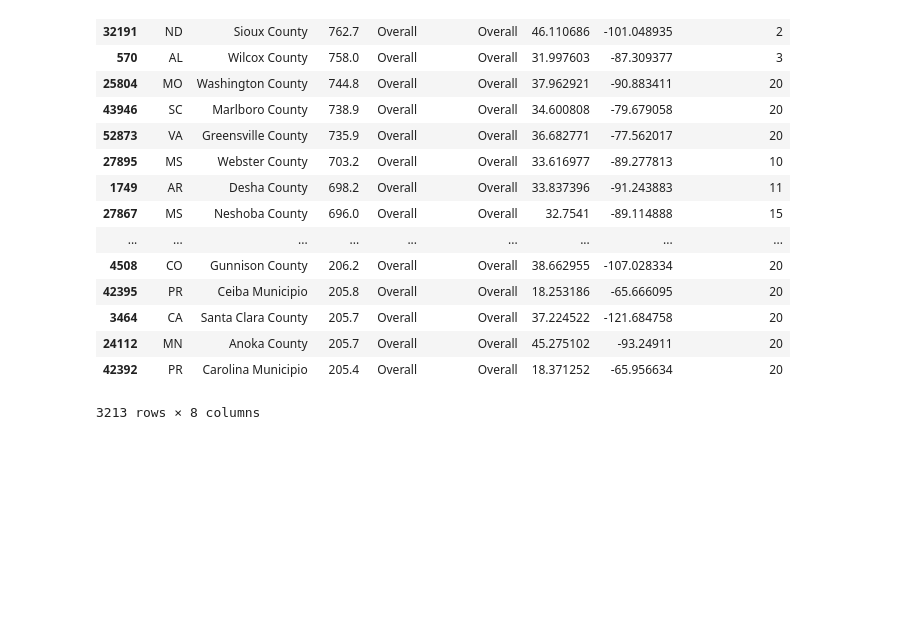
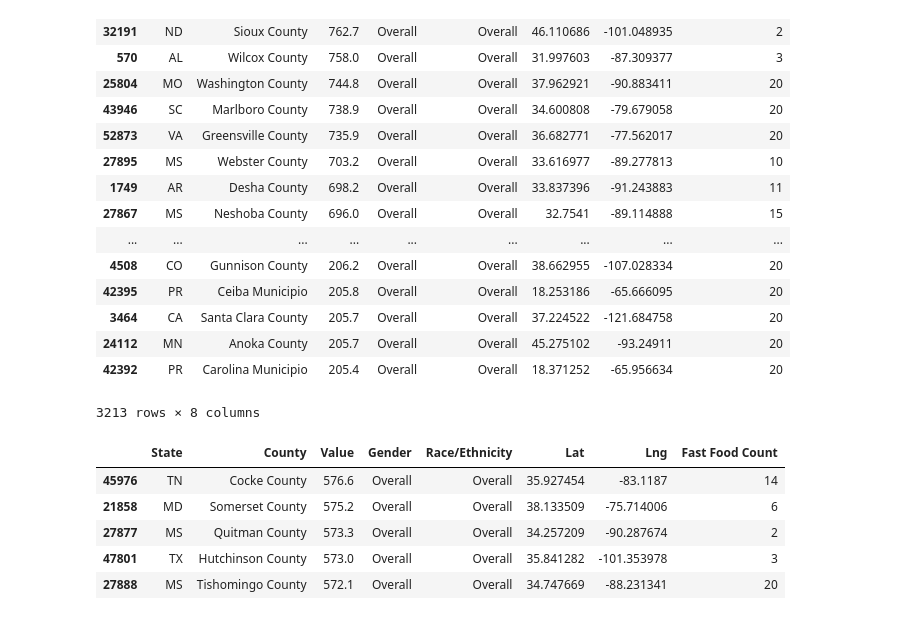
Before and after one commit to petersmyers/Project1, a Jupyter notebook: Clean_Data.ipynb, the cells around one changed output. Saved outputs shown, nothing was run; the diff lists cells and outputs as text; code cells hidden in the pictures; blank space fills up the shorter version.

Commit message:
Adding bottom 10 csv with fast food count

```diff
--- a/Clean_Data.ipynb
+++ b/Clean_Data.ipynb
@@ -343,23 +362,23 @@ dtype: int64
 # %%
-fast_food_count = []
-base_url = "https://maps.googleapis.com/maps/api/place/nearbysearch/json?query=Fast+Food&"
-token = 0
-if token < 1:
-    for i in google_top10["Lat/Lng"]:
-        params = {
-        "location": i,
-        "keyword": "fast",
-        "radius": 35000,
-        "type": "restaurant",
-        "key": gkey}
-        response = requests.get(base_url, params=params)
+#fast_food_count = []
+#base_url = "https://maps.googleapis.com/maps/api/place/nearbysearch/json?query=Fast+Food&"
+#token = 0
+#if token < 1:
+#    for i in google_top10["Lat/Lng"]:
+#        params = {
+#        "location": i,
+#        "keyword": "fast",
+#        "radius": 35000,
+#        "type": "restaurant",
+#        "key": gkey}
+#        response = requests.get(base_url, params=params)
 
         # convert response to json
-        places_data = response.json()
+#        places_data = response.json()
         # Print the json (pretty printed)
         #print(json.dumps(places_data, indent=4, sort_keys=True))
 
-        fast_food_count.append(len(places_data["results"]))
+#        fast_food_count.append(len(places_data["results"]))
 # %%
 # Adding Fast Food Column to Top 10 df
 top10['Fast Food Count'] = fast_food_count
@@ -392,0 +432,10 @@ See the caveats in the documentation: http://pandas.pydata.org/pandas-docs/stabl
+# %%
+bottom10['Fast Food Count'] = fast_food_count
+bottom10.head()
+# %% [output]
+|  | State | County | Value | Gender | Race/Ethnicity | Lat | Lng | Fast Food Count |
+| 45976 | TN | Cocke County | 576.6 | Overall | Overall | 35.927454 | -83.1187 | 14 |
+| 21858 | MD | Somerset County | 575.2 | Overall | Overall | 38.133509 | -75.714006 | 6 |
+| 27877 | MS | Quitman County | 573.3 | Overall | Overall | 34.257209 | -90.287674 | 2 |
+| 47801 | TX | Hutchinson County | 573.0 | Overall | Overall | 35.841282 | -101.353978 | 3 |
+| 27888 | MS | Tishomingo County | 572.1 | Overall | Overall | 34.747669 | -88.231341 | 20 |
```
Also changed, not shown: parts of 10 cells of this notebook, 1 other file.
